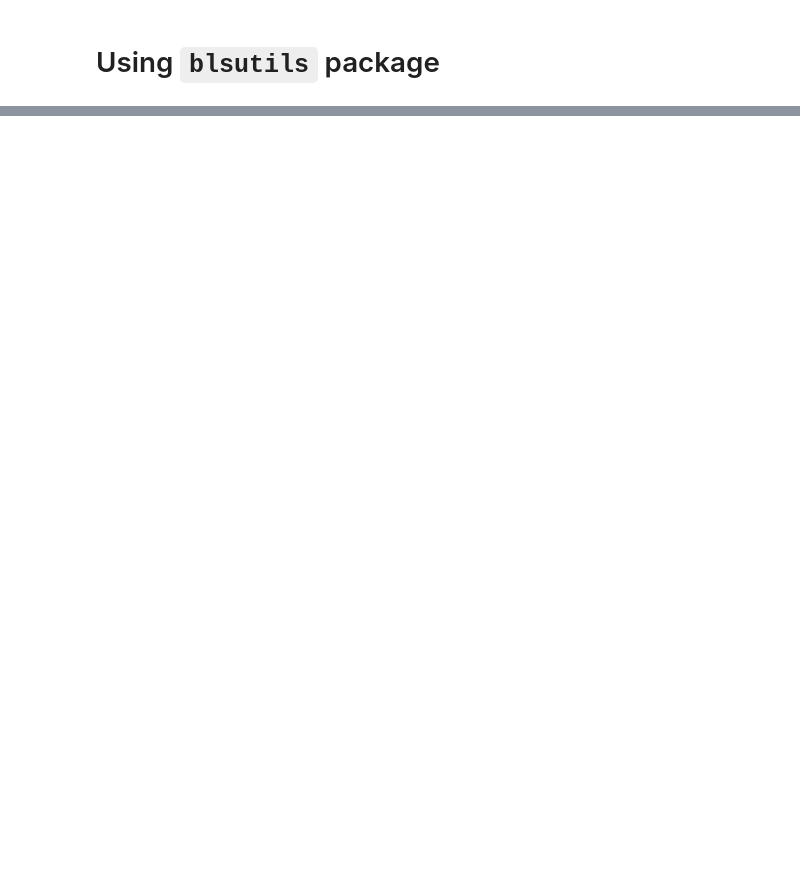
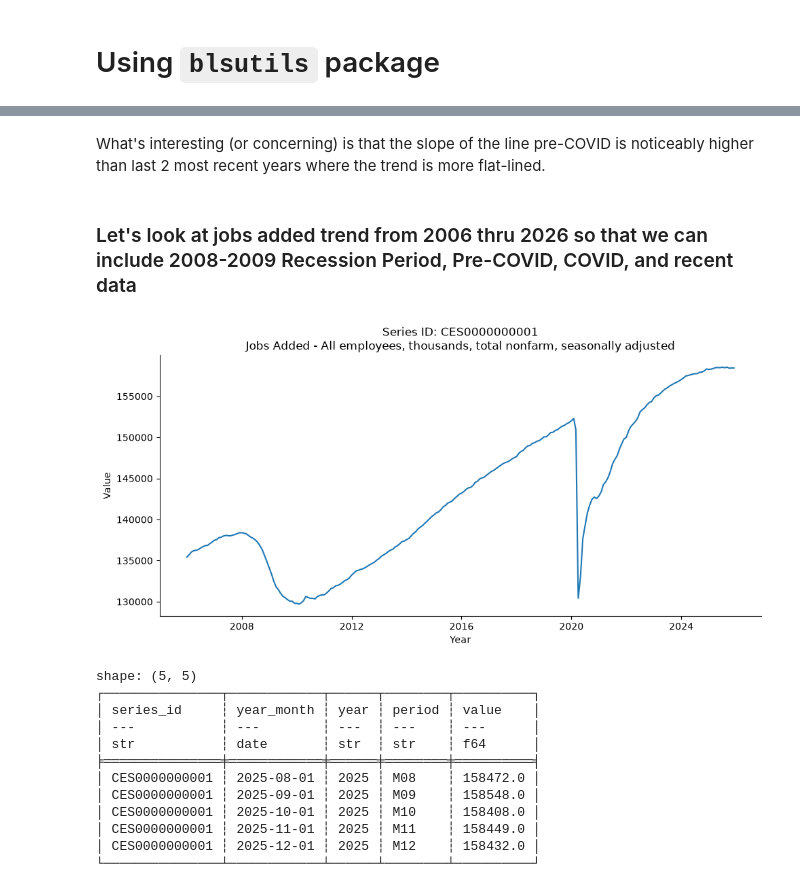
Before and after one commit to pybokeh/data-sets, a Jupyter notebook: bls/Using_blsutils.ipynb, the cells around one changed output, grey strips where cells are left out. Saved outputs shown, nothing was run; the diff lists cells and outputs as text; code cells hidden in the pictures; blank space fills up the shorter version.

```diff
--- a/bls/Using_blsutils.ipynb
+++ b/bls/Using_blsutils.ipynb
@@ -88,0 +9,23 @@ plot_bls_series_id(
+# %% [markdown]
+What's interesting (or concerning) is that the slope of the line pre-COVID is noticeably higher than last 2 most recent years where the trend is more flat-lined.
+# %% [markdown]
+### Let's look at jobs added trend from 2006 thru 2026 so that we can include 2008-2009 Recession Period, Pre-COVID, COVID, and recent data
+# %%
+with BLSClient() as client:
+    df = client.fetch_df("CES0000000001", 2006, 2026)
+    client.plot_bls_series(df, "Jobs Added - All employees, thousands, total nonfarm, seasonally adjusted")
+    print(df.tail())
+# %% [output]
+[figure, added]
+shape: (5, 5)
+┌───────────────┬────────────┬──────┬────────┬──────────┐
+│ series_id     ┆ year_month ┆ year ┆ period ┆ value    │
+│ ---           ┆ ---        ┆ ---  ┆ ---    ┆ ---      │
+│ str           ┆ date       ┆ str  ┆ str    ┆ f64      │
+╞═══════════════╪════════════╪══════╪════════╪══════════╡
+│ CES0000000001 ┆ 2025-08-01 ┆ 2025 ┆ M08    ┆ 158472.0 │
+│ CES0000000001 ┆ 2025-09-01 ┆ 2025 ┆ M09    ┆ 158548.0 │
+│ CES0000000001 ┆ 2025-10-01 ┆ 2025 ┆ M10    ┆ 158408.0 │
+│ CES0000000001 ┆ 2025-11-01 ┆ 2025 ┆ M11    ┆ 158449.0 │
+│ CES0000000001 ┆ 2025-12-01 ┆ 2025 ┆ M12    ┆ 158432.0 │
+└───────────────┴────────────┴──────┴────────┴──────────┘
```
Also changed, not shown: parts of 46 cells of this notebook, 4 other files.
